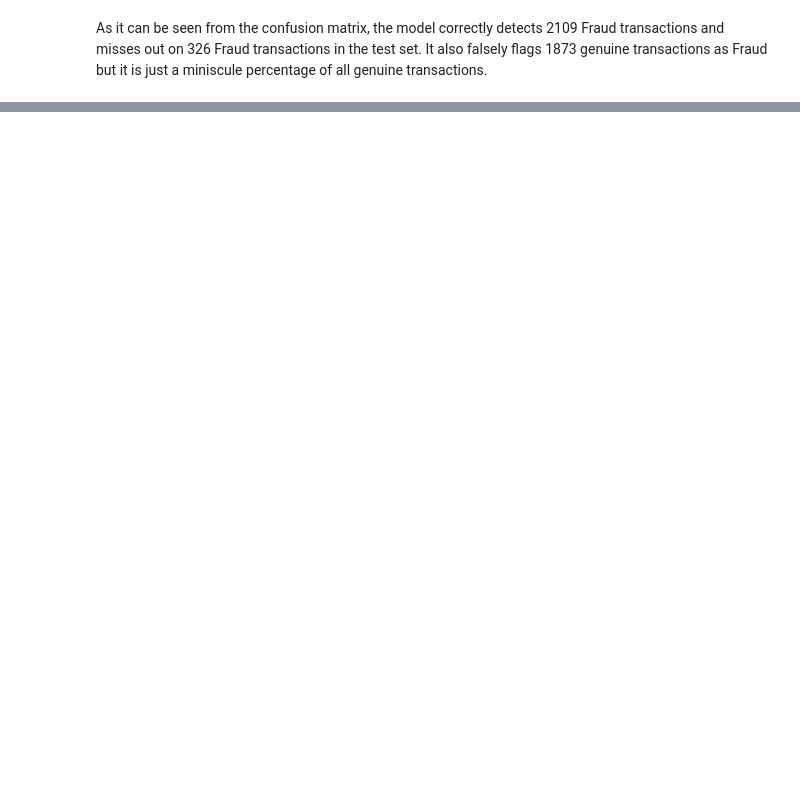
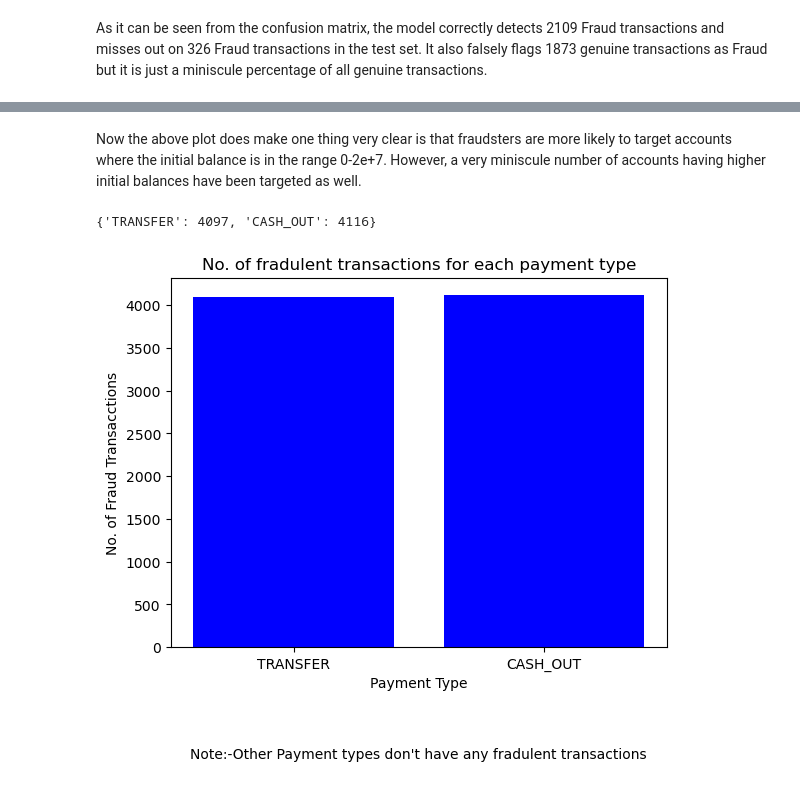
Before and after one commit to realshaktigupta/ML-Projects, a Jupyter notebook: fraud-detection.ipynb, the cells around one changed output, grey strips where cells are left out. Drawn from its saved outputs; the diff is of its cells as text; code cells hidden in the pictures; blank space fills up the shorter version.

```diff
--- a/fraud-detection.ipynb
+++ b/fraud-detection.ipynb
@@ -310,0 +341,24 @@ array([0.20617244, 0.21620636, 0.06006894, 0.07808077, 0.0685918 ,
+# %% [markdown]
+Now the above plot does make one thing very clear is that fraudsters are more likely to target accounts where the initial balance is in the range 0-2e+7. However, a very miniscule number of accounts having higher initial balances have been targeted as well.
+# %%
+def count_fraud_by_category(payment_type,is_fraud):
+    fraud_by_category={}
+    for category,fraud_status in zip(payment_type,is_fraud):
+        if fraud_status==1:
+            fraud_by_category[category]=fraud_by_category.get(category,0)+1
+    return fraud_by_category
+fraud_by_category=count_fraud_by_category(payment_type,is_fraud)
+print(fraud_by_category)
+categories=list(fraud_by_category.keys())
+fraud_counts=list(fraud_by_category.values())
+plt.bar(categories, fraud_counts, color='blue')
+plt.xlabel("Payment Type")
+plt.ylabel("No. of Fraud Transacctions")
+plt.title("No. of fradulent transactions for each payment type")
+plt.text(0.5,-0.3,"Note:-Other Payment types don't have any fradulent transactions",
+        transform=plt.gca().transAxes, fontsize=10, ha='center')
+plt.xticks(rotation=0)
+plt.show()
+# %% [output]
+{'TRANSFER': 4097, 'CASH_OUT': 4116}
+[figure, added]
```
Also changed, not shown: parts of 23 cells of this notebook.
